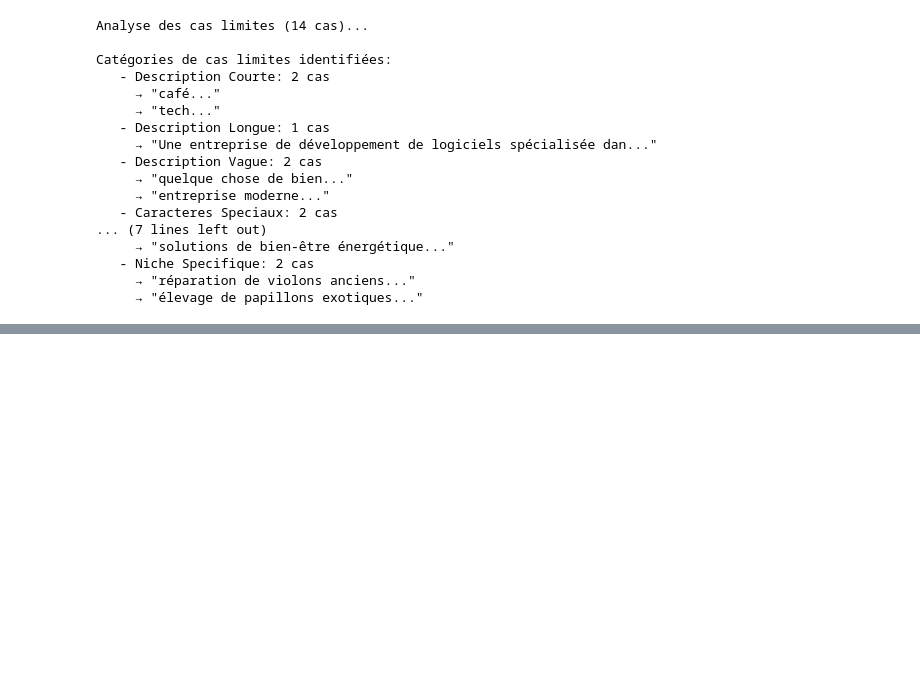
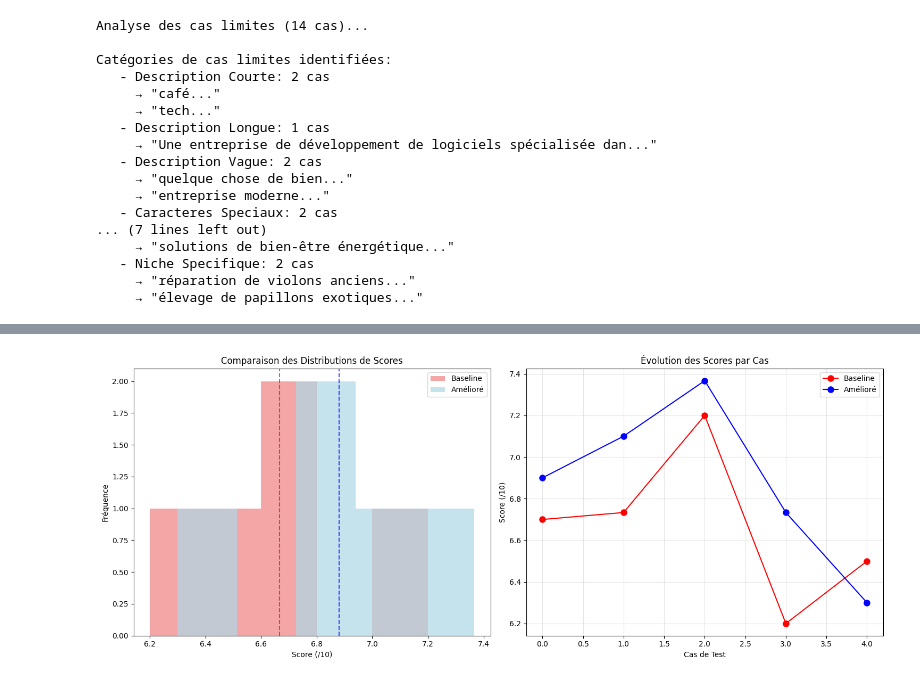
Before and after one commit to djibrilIbnSaid/domainGenarator, a Jupyter notebook: notebooks/experimentation.ipynb, the cells around one changed output, grey strips where cells are left out. Cells and saved outputs as stored; diff of their text form; code cells hidden in the pictures; blank space fills up the shorter version.

Commit message:
feat: experimentation et generateur de nom de domaine ameliore

```diff
--- a/notebooks/experimentation.ipynb
+++ b/notebooks/experimentation.ipynb
@@ -778,0 +1320,92 @@ Analyse des cas limites sauvegardée
+# %%
+# Analyse statistique de l'amélioration
+print("Analyse statistique des améliorations\n")
+
+# Calculer les métriques de comparaison
+scores_baseline = [r["score_baseline"] for r in resultats_comparaison if r["score_baseline"] > 0]
+scores_ameliore = [r["score_ameliore"] for r in resultats_comparaison if r["score_ameliore"] > 0]
+
+if len(scores_baseline) > 0 and len(scores_ameliore) > 0:
+    # Statistiques de base
+    score_moyen_baseline = np.mean(scores_baseline)
+    score_moyen_ameliore = np.mean(scores_ameliore)
+
+    print(f"Résultats de l'amélioration:")
+    print(f"   - Score moyen baseline: {score_moyen_baseline:.2f}/10")
+    print(f"   - Score moyen amélioré: {score_moyen_ameliore:.2f}/10")
+
+    if score_moyen_baseline > 0:
+        amelioration_globale = ((score_moyen_ameliore - score_moyen_baseline) / score_moyen_baseline) * 100
+        print(f"   - Amélioration globale: {amelioration_globale:+.1f}%")
+
+    # Analyse par cas
+    cas_ameliores = sum(1 for r in resultats_comparaison if r["score_ameliore"] > r["score_baseline"] and r["score_baseline"] > 0)
+    cas_degrades = sum(1 for r in resultats_comparaison if r["score_ameliore"] < r["score_baseline"] and r["score_baseline"] > 0)
+    cas_equivalents = sum(1 for r in resultats_comparaison if abs(r["score_ameliore"] - r["score_baseline"]) < 0.1 and r["score_baseline"] > 0)
+
+    print(f"\nAnalyse par cas:")
+    print(f"   - Cas améliorés: {cas_ameliores}")
+    print(f"   - Cas dégradés: {cas_degrades}")
+    print(f"   - Cas équivalents: {cas_equivalents}")
+
+    # Visualisation
+    if len(scores_baseline) >= 3 and len(scores_ameliore) >= 3:
+        fig, (ax1, ax2) = plt.subplots(1, 2, figsize=(15, 6))
+
+        # Comparaison des distributions
+        ax1.hist(scores_baseline, alpha=0.7, label='Baseline', bins=5, color='lightcoral')
+        ax1.hist(scores_ameliore, alpha=0.7, label='Amélioré', bins=5, color='lightblue')
+        ax1.set_xlabel('Score (/10)')
+        ax1.set_ylabel('Fréquence')
+        ax1.set_title('Comparaison des Distributions de Scores')
+        ax1.legend()
+        ax1.axvline(score_moyen_baseline, color='red', linestyle='--', alpha=0.7, label=f'Moy. Baseline: {score_moyen_baseline:.1f}')
+        ax1.axvline(score_moyen_ameliore, color='blue', linestyle='--', alpha=0.7, label=f'Moy. Amélioré: {score_moyen_ameliore:.1f}')
+
+        # Graphique avant/après
+        indices = range(len(scores_baseline))
+        ax2.plot(indices, scores_baseline, 'o-', color='red', label='Baseline', markersize=8)
+        ax2.plot(indices, scores_ameliore, 'o-', color='blue', label='Amélioré', markersize=8)
+        ax2.set_xlabel('Cas de Test')
+        ax2.set_ylabel('Score (/10)')
+        ax2.set_title('Évolution des Scores par Cas')
+        ax2.legend()
+        ax2.grid(True, alpha=0.3)
+
+        plt.tight_layout()
+        plt.show()
+
+    # Test de significativité (si suffisamment de données)
+    if len(scores_baseline) >= 3 and len(scores_ameliore) >= 3:
+        from scipy import stats
+        try:
+            # Test de Wilcoxon pour échantillons appariés
+            if len(scores_baseline) == len(scores_ameliore):
+                statistic, p_value = stats.wilcoxon(scores_baseline, scores_ameliore)
+                print(f"\nTest statistique (Wilcoxon):")
+                print(f"   - p-value: {p_value:.4f}")
+                if p_value < 0.05:
+                    print(f"   - Amélioration statistiquement significative (p < 0.05)")
+                else:
+                    print(f"   - Amélioration non significative statistiquement (p ≥ 0.05)")
+        except ImportError:
+            print(f"\nNote: scipy non disponible pour les tests statistiques")
+        except Exception as e:
+            print(f"\nErreur lors du test statistique: {e}")
+
+# Sauvegarder les résultats de comparaison
+sauvegarder_json({
+    "timestamp": generer_timestamp(),
+    "comparaison": "baseline_vs_ameliore_v1",
+    "resultats": resultats_comparaison,
+    "statistiques": {
+        "score_moyen_baseline": float(np.mean(scores_baseline)) if scores_baseline else 0,
+        "score_moyen_ameliore": float(np.mean(scores_ameliore)) if scores_ameliore else 0,
+        "amelioration_globale": float(amelioration_globale) if 'amelioration_globale' in locals() else 0,
+        "cas_ameliores": cas_ameliores if 'cas_ameliores' in locals() else 0,
+        "cas_degrades": cas_degrades if 'cas_degrades' in locals() else 0
+    }
+}, "../data/evaluations/comparaison_baseline_vs_ameliore.json")
+
+print("\nRésultats de comparaison sauvegardés")
+# %% [output]
@@ -778,0 +1423 @@ Analyse des cas limites sauvegardée
+[figure, added]
```
Also changed, not shown: parts of 18 cells of this notebook, 7 other files.
